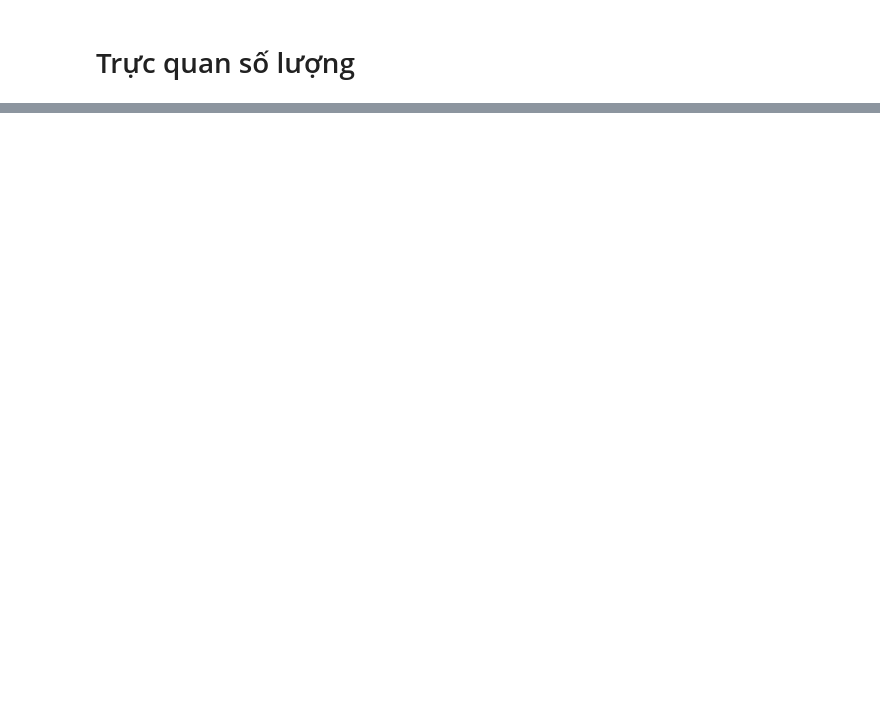
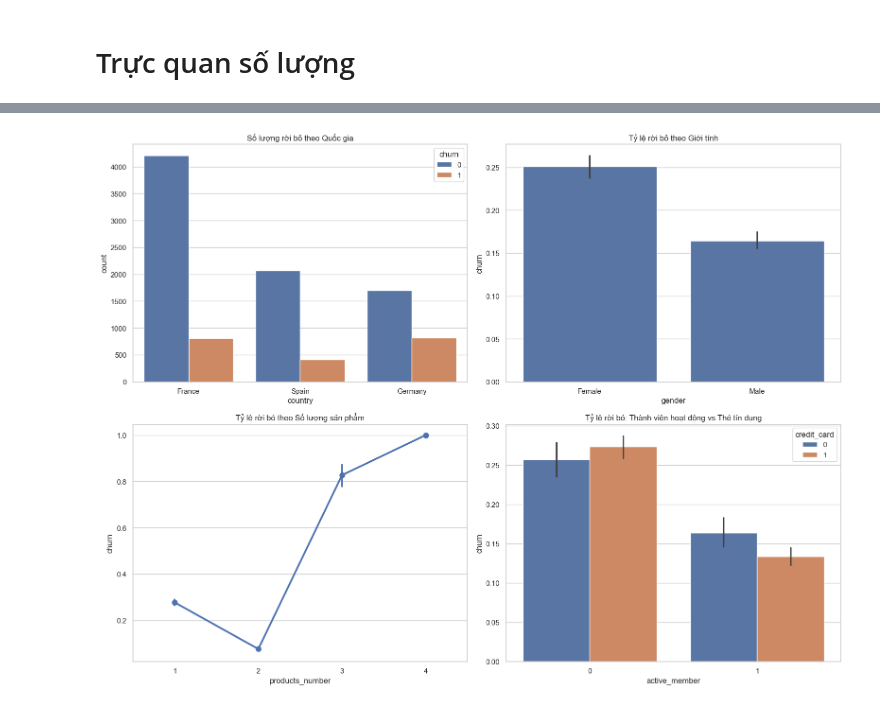
Before and after one commit to Tung36cz/Do_an_1, a Jupyter notebook: truc_quan_so_luong_ty_le_don.ipynb, the cells around one changed output, grey strips where cells are left out. Drawn from its saved outputs; the diff is of its cells as text; code cells hidden in the pictures; blank space fills up the shorter version.

```diff
--- a/truc_quan_so_luong_ty_le_don.ipynb
+++ b/truc_quan_so_luong_ty_le_don.ipynb
@@ -84,0 +25,82 @@ Name: churn, dtype: float64
+# %%
+import pandas as pd
+import matplotlib.pyplot as plt
+import seaborn as sns
+import plotly.graph_objects as go
+
+# 1. Đọc dữ liệu
+df = pd.read_csv('Bank Customer Churn Prediction.csv')
+
+# Thiết lập style cho biểu đồ
+sns.set_theme(style="whitegrid")
+plt.rcParams['figure.figsize'] = (12, 8)
+
+# --- PHẦN 1: TÍNH TOÁN VÀ PHÂN TÍCH SỐ LIỆU ---
+
+# Tổng số lượng khách hàng rời bỏ (Churn)
+total_churn = df['churn'].sum()
+churn_rate = (total_churn / len(df)) * 100
+
+print(f"Tổng số khách hàng rời bỏ: {total_churn}")
+print(f"Tỷ lệ rời bỏ tổng thể: {churn_rate:.2f}%")
+
+# Hàm tính tỷ lệ churn theo nhóm
+def get_churn_stats(column):
+    stats = df.groupby(column)['churn'].agg(['count', 'sum'])
+    stats['churn_rate (%)'] = (stats['sum'] / stats['count']) * 100
+    return stats.rename(columns={'sum': 'churn_count'})
+
+print("\n--- Tỷ lệ rời bỏ theo các đặc điểm ---")
+print(get_churn_stats('gender'))
+print(get_churn_stats('country'))
+print(get_churn_stats('products_number'))
+print(get_churn_stats('credit_card'))
+print(get_churn_stats('active_member'))
+
+# --- PHẦN 2: TRỰC QUAN HÓA DỮ LIỆU ---
+
+fig, axes = plt.subplots(2, 2, figsize=(16, 12))
+
+# 1. Phân tích Churn theo Giới tính và Quốc gia
+sns.countplot(data=df, x='country', hue='churn', ax=axes[0, 0])
+axes[0, 0].set_title('Số lượng rời bỏ theo Quốc gia')
+
+sns.barplot(data=df, x='gender', y='churn', ax=axes[0, 1])
+axes[0, 1].set_title('Tỷ lệ rời bỏ theo Giới tính')
+
+# 2. Phân tích theo Thẻ tín dụng và Trạng thái hoạt động
+sns.pointplot(data=df, x='products_number', y='churn', ax=axes[1, 0])
+axes[1, 0].set_title('Tỷ lệ rời bỏ theo Số lượng sản phẩm')
+
+sns.barplot(data=df, x='active_member', y='churn', hue='credit_card', ax=axes[1, 1])
+axes[1, 1].set_title('Tỷ lệ rời bỏ: Thành viên hoạt động vs Thẻ tín dụng')
+
+plt.tight_layout()
+plt.show()
+
+# --- PHẦN 3: ĐÁNH GIÁ MỨC ĐỘ MẤT CÂN BẰNG (IMBALANCE) ---
+plt.figure(figsize=(6, 6))
+df['churn'].value_counts().plot.pie(autopct='%1.1f%%', colors=['#66b3ff','#ff9999'], startangle=90)
+plt.title('Mức độ mất cân bằng dữ liệu (Churn vs Retained)')
+plt.ylabel('')
+plt.show()
+
+# --- PHẦN 4: BIỂU ĐỒ PHỄU (CHURN FUNNEL) ---
+# Giả định quy trình: Tổng khách -> Có thẻ tín dụng -> Thành viên hoạt động -> Khách hàng ở lại
+funnel_data = {
+    "Stage": ["Tổng số khách hàng", "Có thẻ tín dụng", "Thành viên hoạt động", "Khách hàng ở lại (Non-Churn)"],
+    "Value": [
+        len(df),
+        df['credit_card'].sum(),
+        df['active_member'].sum(),
+        len(df) - df['churn'].sum()
+    ]
+}
+
+fig_funnel = go.Figure(go.Funnel(
+    y=funnel_data["Stage"],
+    x=funnel_data["Value"],
+    textinfo="value+percent initial"
+))
+fig_funnel.update_layout(title_text='Biểu đồ phễu giữ chân khách hàng')
+# %% [output]
@@ -84,0 +124 @@ Name: churn, dtype: float64
+[figure, added]
```
Also changed, not shown: parts of 3 cells of this notebook.
